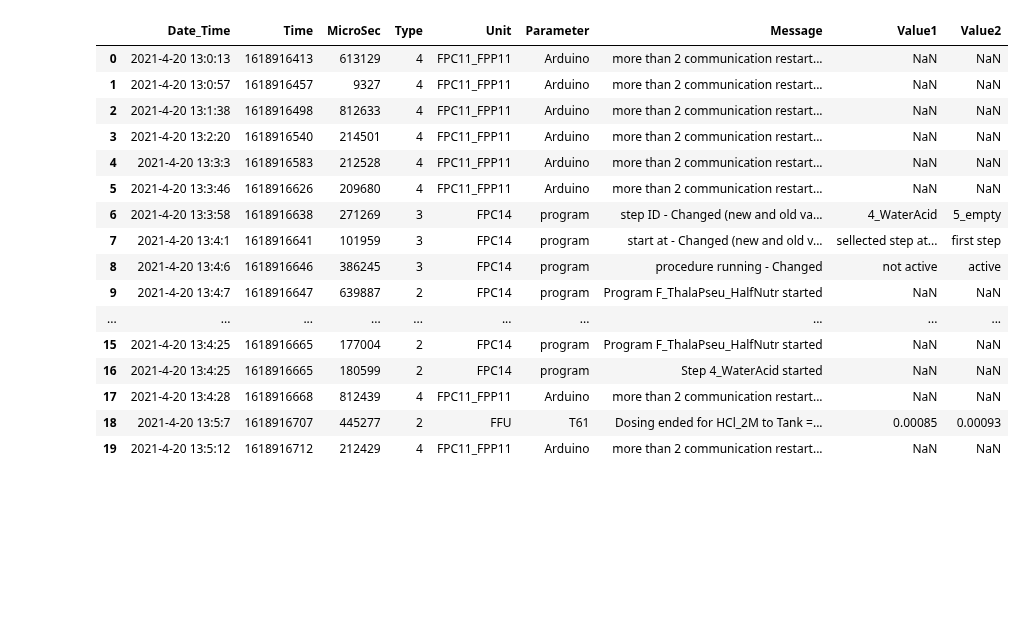
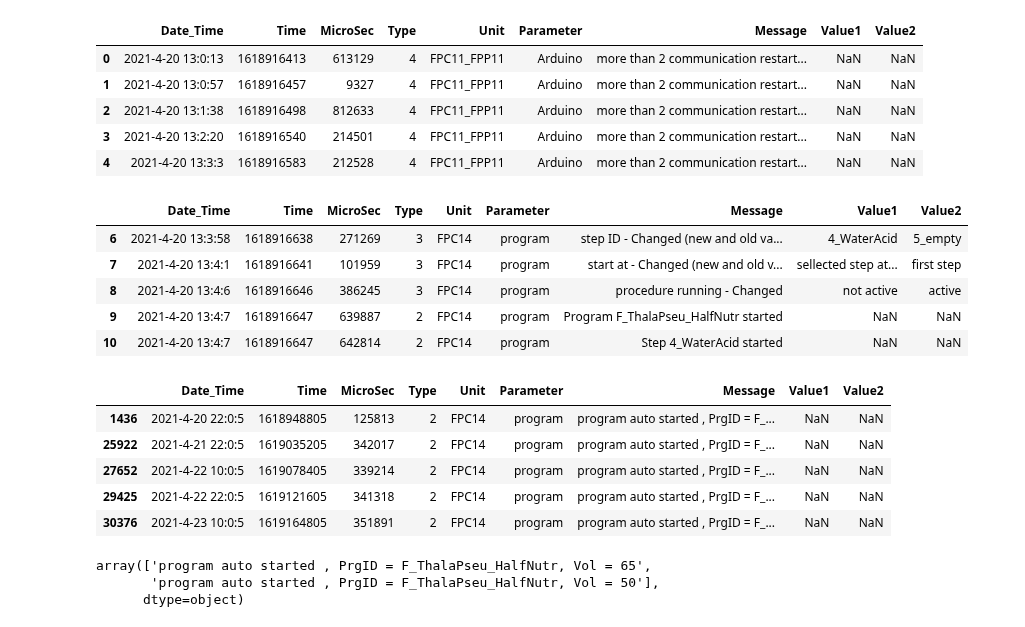
Before and after one commit to janakishyama/ESR_10, a Jupyter notebook: WP1/data_cleaning_DBexport/_4_feed_Nutrient/1_feed_data_extraction.ipynb, the cells around one changed output. Drawn from its saved outputs; the diff is of its cells as text; code cells hidden in the pictures; blank space fills up the shorter version.

```diff
--- a/WP1/data_cleaning_DBexport/_4_feed_Nutrient/1_feed_data_extraction.ipynb
+++ b/WP1/data_cleaning_DBexport/_4_feed_Nutrient/1_feed_data_extraction.ipynb
@@ -15,22 +15,11 @@ warnings.filterwarnings("ignore")
 file_name = '..\..\..\dataExport\LOGdata\log_2022_4_20.csv'
 log_rawDF = pd.read_csv(file_name, sep='*')
 # %%
-log_rawDF.head(20)
+log_rawDF.head(5)
 # %% [output]
 |  | Date_Time | Time | MicroSec | Type | Unit | Parameter | Message | Value1 | Value2 |
 | 0 | 2021-4-20 13:0:13 | 1618916413 | 613129 | 4 | FPC11_FPP11 | Arduino | more than 2 communication restart... | NaN | NaN |
 | 1 | 2021-4-20 13:0:57 | 1618916457 | 9327 | 4 | FPC11_FPP11 | Arduino | more than 2 communication restart... | NaN | NaN |
 | 2 | 2021-4-20 13:1:38 | 1618916498 | 812633 | 4 | FPC11_FPP11 | Arduino | more than 2 communication restart... | NaN | NaN |
 | 3 | 2021-4-20 13:2:20 | 1618916540 | 214501 | 4 | FPC11_FPP11 | Arduino | more than 2 communication restart... | NaN | NaN |
 | 4 | 2021-4-20 13:3:3 | 1618916583 | 212528 | 4 | FPC11_FPP11 | Arduino | more than 2 communication restart... | NaN | NaN |
-| 5 | 2021-4-20 13:3:46 | 1618916626 | 209680 | 4 | FPC11_FPP11 | Arduino | more than 2 communication restart... | NaN | NaN |
-| 6 | 2021-4-20 13:3:58 | 1618916638 | 271269 | 3 | FPC14 | program | step ID - Changed (new and old va... | 4_WaterAcid | 5_empty |
-| 7 | 2021-4-20 13:4:1 | 1618916641 | 101959 | 3 | FPC14 | program | start at - Changed (new and old v... | sellected step at... | first step |
-| 8 | 2021-4-20 13:4:6 | 1618916646 | 386245 | 3 | FPC14 | program | procedure running - Changed | not active | active |
-| 9 | 2021-4-20 13:4:7 | 1618916647 | 639887 | 2 | FPC14 | program | Program F_ThalaPseu_HalfNutr started | NaN | NaN |
-| ... | ... | ... | ... | ... | ... | ... | ... | ... | ... |
-| 15 | 2021-4-20 13:4:25 | 1618916665 | 177004 | 2 | FPC14 | program | Program F_ThalaPseu_HalfNutr started | NaN | NaN |
-| 16 | 2021-4-20 13:4:25 | 1618916665 | 180599 | 2 | FPC14 | program | Step 4_WaterAcid started | NaN | NaN |
-| 17 | 2021-4-20 13:4:28 | 1618916668 | 812439 | 4 | FPC11_FPP11 | Arduino | more than 2 communication restart... | NaN | NaN |
-| 18 | 2021-4-20 13:5:7 | 1618916707 | 445277 | 2 | FFU | T61 | Dosing ended for HCl_2M to Tank =... | 0.00085 | 0.00093 |
-| 19 | 2021-4-20 13:5:12 | 1618916712 | 212429 | 4 | FPC11_FPP11 | Arduino | more than 2 communication restart... | NaN | NaN |
@@ -36,0 +28,9 @@ log_rawDF.head(20)
+# %%
+feed_temp_ins4.head()
+# %% [output]
+|  | Date_Time | Time | MicroSec | Type | Unit | Parameter | Message | Value1 | Value2 |
+| 6 | 2021-4-20 13:3:58 | 1618916638 | 271269 | 3 | FPC14 | program | step ID - Changed (new and old va... | 4_WaterAcid | 5_empty |
+| 7 | 2021-4-20 13:4:1 | 1618916641 | 101959 | 3 | FPC14 | program | start at - Changed (new and old v... | sellected step at... | first step |
+| 8 | 2021-4-20 13:4:6 | 1618916646 | 386245 | 3 | FPC14 | program | procedure running - Changed | not active | active |
+| 9 | 2021-4-20 13:4:7 | 1618916647 | 639887 | 2 | FPC14 | program | Program F_ThalaPseu_HalfNutr started | NaN | NaN |
+| 10 | 2021-4-20 13:4:7 | 1618916647 | 642814 | 2 | FPC14 | program | Step 4_WaterAcid started | NaN | NaN |
@@ -36,0 +39,15 @@ log_rawDF.head(20)
+# %%
+programID_DF.head()
+# %% [output]
+|  | Date_Time | Time | MicroSec | Type | Unit | Parameter | Message | Value1 | Value2 |
+| 1436 | 2021-4-20 22:0:5 | 1618948805 | 125813 | 2 | FPC14 | program | program auto started , PrgID = F_... | NaN | NaN |
+| 25922 | 2021-4-21 22:0:5 | 1619035205 | 342017 | 2 | FPC14 | program | program auto started , PrgID = F_... | NaN | NaN |
+| 27652 | 2021-4-22 10:0:5 | 1619078405 | 339214 | 2 | FPC14 | program | program auto started , PrgID = F_... | NaN | NaN |
+| 29425 | 2021-4-22 22:0:5 | 1619121605 | 341318 | 2 | FPC14 | program | program auto started , PrgID = F_... | NaN | NaN |
+| 30376 | 2021-4-23 10:0:5 | 1619164805 | 351891 | 2 | FPC14 | program | program auto started , PrgID = F_... | NaN | NaN |
+# %%
+programID_DF['Message'].unique()
+# %% [output]
+array(['program auto started , PrgID = F_ThalaPseu_HalfNutr, Vol = 65',
+       'program auto started , PrgID = F_ThalaPseu_HalfNutr, Vol = 50'],
+      dtype=object)
```
Also changed, not shown: parts of 27 cells of this notebook.
